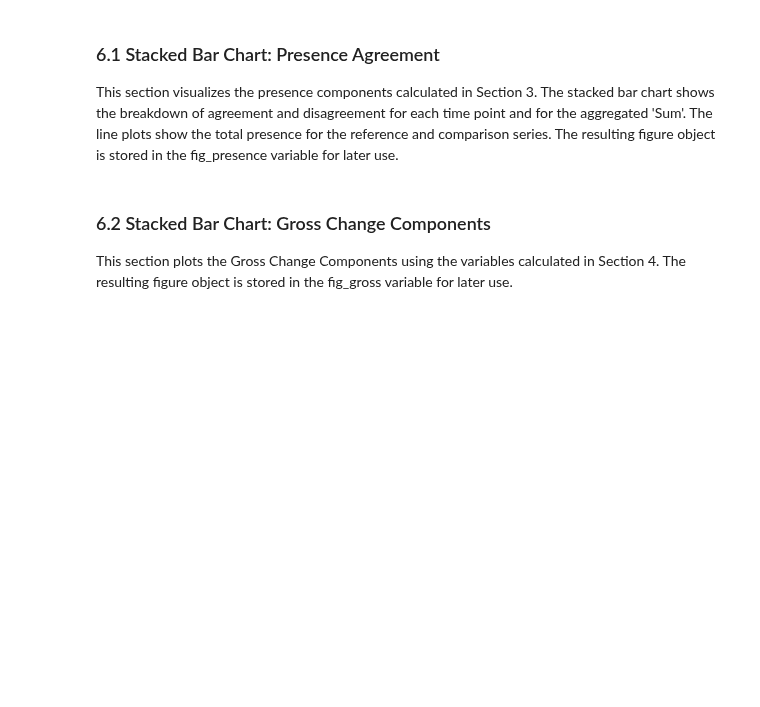
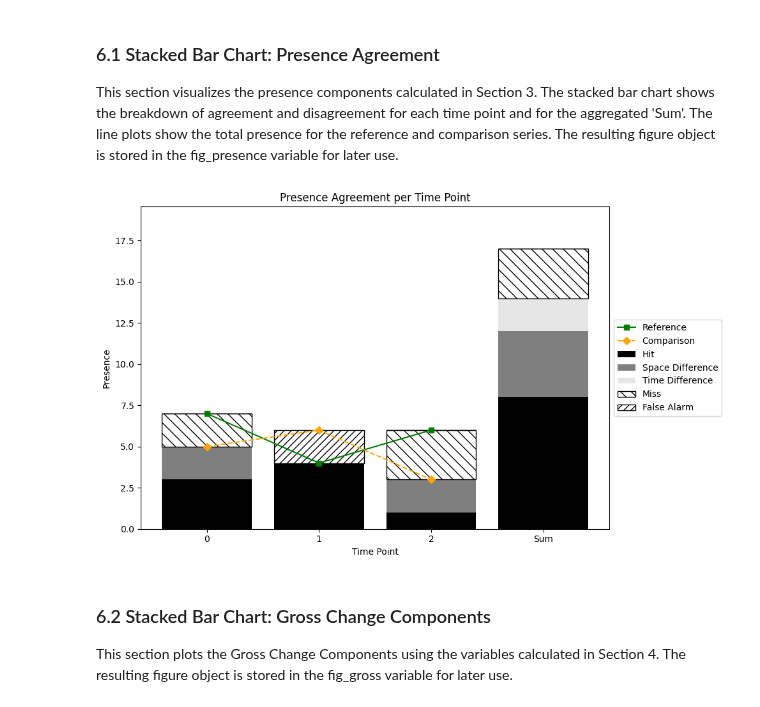
Before and after one commit to antoniovfonseca/compare-time-series, a Jupyter notebook: comparison-time-series3.ipynb, the cells around one changed output. Drawn from its saved outputs; the diff is of its cells as text; code cells hidden in the pictures; blank space fills up the shorter version.

```diff
--- a/comparison-time-series3.ipynb
+++ b/comparison-time-series3.ipynb
@@ -645,60 +671,80 @@ In this section we create clear, publication-quality charts to illustrate the co
 
 This section visualizes the presence components calculated in Section 3. The stacked bar chart shows the breakdown of agreement and disagreement for each time point and for the aggregated 'Sum'. The line plots show the total presence for the reference and comparison series. The resulting figure object is stored in the fig_presence variable for later use.
 # %%
-# Calculate per-time-point and aggregate ("Sum") presence metrics
-px_sum_tp = p_x.sum(axis=1)
-py_sum_tp = p_y.sum(axis=1)
-hits_tp = np.minimum(p_x, p_y).sum(axis=1)
-space_diff_tp = np.minimum(px_sum_tp, py_sum_tp) - hits_tp
-misses_tp = np.clip(px_sum_tp - py_sum_tp, a_min=0, a_max=None)
-false_tp = np.clip(py_sum_tp - px_sum_tp, a_min=0, a_max=None)
-time_diff_tp = np.zeros_like(hits_tp)
-hits_sum = hits_tp.sum()
-space_sum = space_diff_tp.sum()
-net_misses = misses_tp.sum() - false_tp.sum()
-miss_sum = max(0, net_misses)
-false_sum = max(0, -net_misses)
-time_sum = min(p_x.sum(), p_y.sum()) - hits_sum - space_sum
-
-# Assemble arrays for plotting
+# 1. Assemble arrays for plotting
 categories = [str(i) for i in range(num_time_points)] + ['Sum']
 x_pres = np.arange(len(categories))
 hits_all   = np.append(hits_tp, hits_sum)
 space_all  = np.append(space_diff_tp, space_sum)
 time_all   = np.append(time_diff_tp, time_sum)
 miss_all   = np.append(misses_tp, miss_sum)
 false_all  = np.append(false_tp, false_sum)
 
-# Generate the plot
+# 2. Generate the plot
 fig_presence, ax_presence = plt.subplots(figsize=(10, 6))
-
-# Stacked bars for presence components
-bottom = np.zeros(len(categories))
-ax_presence.bar(x_pres, hits_all,   bottom=bottom, color='black',   label='Hit')
+bottom = np.zeros(len(categories),
+                  dtype='int64')
+ax_presence.bar(x_pres,
+                hits_all,
+                bottom=bottom,
+                color='#000000',
+                label='Hit')
 bottom += hits_all
-ax_presence.bar(x_pres, space_all,  bottom=bottom, color='gray',    label='Space Difference')
+ax_presence.bar(x_pres,
+                space_all,
+                bottom=bottom,
+                color='#7F7F7F',
+                label='Space Difference')
 bottom += space_all
-ax_presence.bar(x_pres, time_all,   bottom=bottom, color='lightgray', label='Time Difference')
+ax_presence.bar(x_pres, time_all,
+                bottom=bottom,
+                color='#E7E6E6',
+                label='Time Difference')
 bottom += time_all
-ax_presence.bar(x_pres, miss_all,   bottom=bottom, facecolor='white', edgecolor='black', hatch='\\\\', label='Miss')
+ax_presence.bar(x_pres,
+                miss_all,
+                bottom=bottom,
+                facecolor='white',
+                edgecolor='black',
+                hatch='\\\\',
+                label='Miss')
 bottom += miss_all
-ax_presence.bar(x_pres, false_all,  bottom=bottom, facecolor='white', edgecolor='black', hatch='///', label='False Alarm')
+ax_presence.bar(x_pres,
+                false_all,
+                bottom=bottom,
+                facecolor='white',
+                edgecolor='black',
+                hatch='///',
+                label='False Alarm')
+bottom += false_all
 
 # Overlay lines for each series' total presence
-ax_presence.plot(x_pres[:-1], px_sum_tp, color='green',  linestyle='-',  marker='s', label='Reference')
-ax_presence.plot(x_pres[:-1], py_sum_tp, color='orange', linestyle='--', marker='D', label='Comparison')
+ax_presence.plot(x_pres[:-1],
+                 px_sum_tp,
+                 color='green',
+                 linestyle='-',
+                 marker='s',
+                 label='Reference')
+ax_presence.plot(x_pres[:-1],
+                 py_sum_tp,
+                 color='orange',
+                 linestyle='--',
+                 marker='D',
+                 label='Comparison')
 
-# Format the plot
+# 3. Format the plot
 ax_presence.set_xlabel('Time Point')
 ax_presence.set_ylabel('Presence')
 ax_presence.set_xticks(x_pres, categories)
-ax_presence.set_ylim(0, 18)
-ax_presence.set_yticks(np.arange(0, 18, 2))
-ax_presence.set_title('Time Points')
-ax_presence.legend(loc='center left', bbox_to_anchor=(1, 0.5))
+ax_presence.set_title('Presence Agreement per Time Point')
+y_max = bottom.max() * 1.15
+ax_presence.set_ylim(0, y_max)
+ax_presence.legend(loc='center left',
+                   bbox_to_anchor=(1, 0.5))
 fig_presence.tight_layout()
-
 plt.show()
+# %% [output]
+[figure, added]
 # %% [markdown]
 ### 6.2 Stacked Bar Chart: Gross Change Components
 
```
Also changed, not shown: parts of 9 cells of this notebook, 14 other files.
